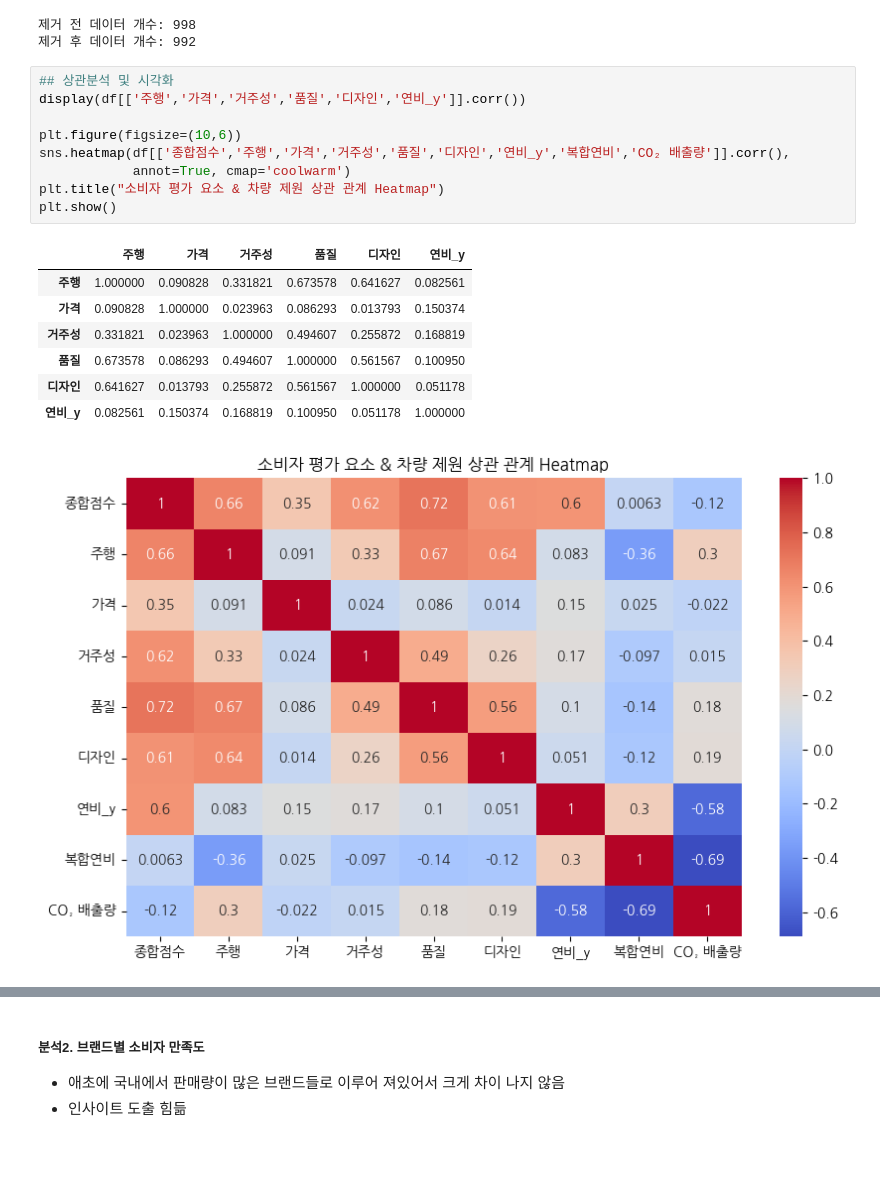
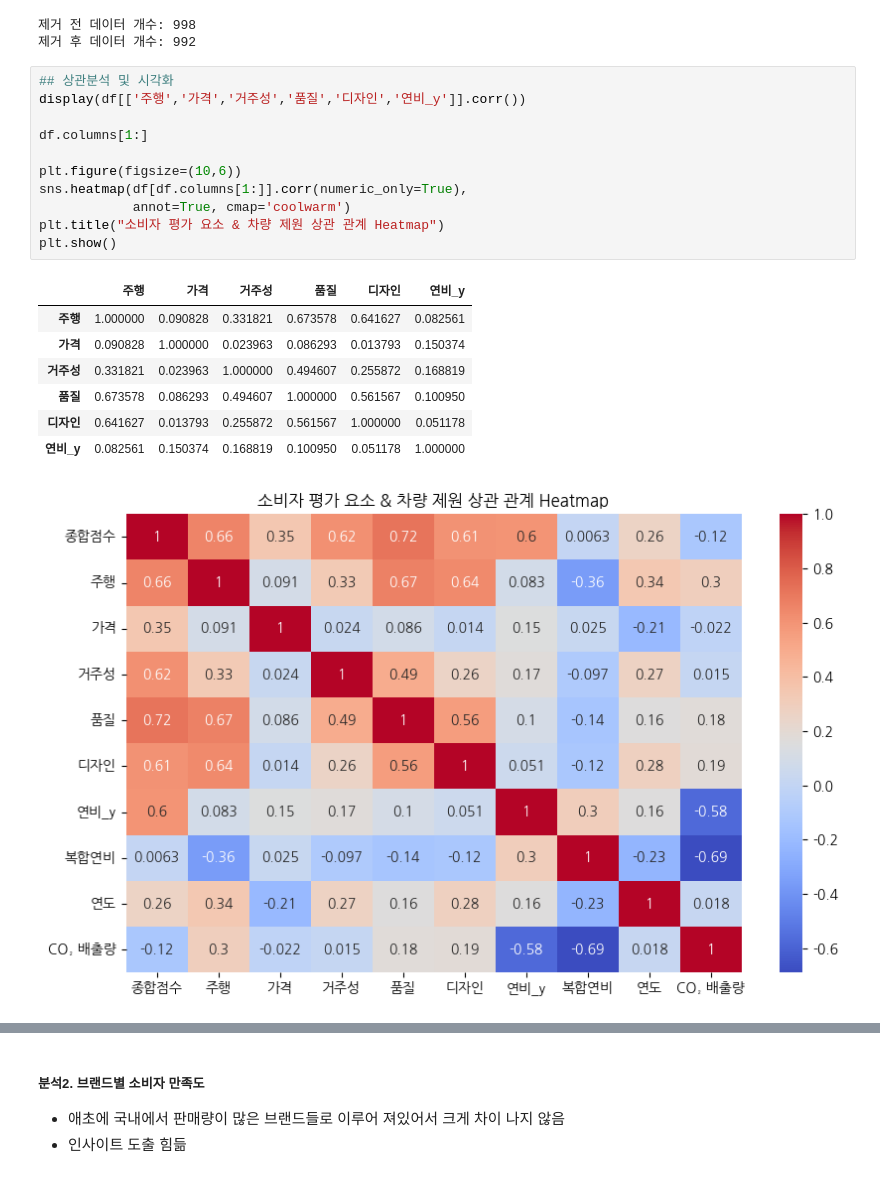
Before and after one commit to HmDol/KDT_SL_10, a Jupyter notebook: Crawling_Project/data_analyze.ipynb, the cells around one changed output, grey strips where cells are left out. Cells and saved outputs as stored; diff of their text form.

```diff
--- a/Crawling_Project/data_analyze.ipynb
+++ b/Crawling_Project/data_analyze.ipynb
@@ -26,21 +26,23 @@ df = df.dropna(subset=['복합연비', '연비_y'])
 # %%
 ## 상관분석 및 시각화
 display(df[['주행','가격','거주성','품질','디자인','연비_y']].corr())
 
+df.columns[1:]
+
 plt.figure(figsize=(10,6))
-sns.heatmap(df[['종합점수','주행','가격','거주성','품질','디자인','연비_y','복합연비','CO₂ 배출량']].corr(),
+sns.heatmap(df[df.columns[1:]].corr(numeric_only=True),
             annot=True, cmap='coolwarm')
 plt.title("소비자 평가 요소 & 차량 제원 상관 관계 Heatmap")
 plt.show()
 # %% [output]
 |  | 주행 | 가격 | 거주성 | 품질 | 디자인 | 연비_y |
 | 주행 | 1.000000 | 0.090828 | 0.331821 | 0.673578 | 0.641627 | 0.082561 |
 | 가격 | 0.090828 | 1.000000 | 0.023963 | 0.086293 | 0.013793 | 0.150374 |
 | 거주성 | 0.331821 | 0.023963 | 1.000000 | 0.494607 | 0.255872 | 0.168819 |
 | 품질 | 0.673578 | 0.086293 | 0.494607 | 1.000000 | 0.561567 | 0.100950 |
 | 디자인 | 0.641627 | 0.013793 | 0.255872 | 0.561567 | 1.000000 | 0.051178 |
 | 연비_y | 0.082561 | 0.150374 | 0.168819 | 0.100950 | 0.051178 | 1.000000 |
-[figure, old version]
+[figure, new version]
 # %% [markdown]
 ##### 분석1. 소비자 평가요소 / 차량 제원의 상관관계
 - 상관관계
```
Also changed, not shown: parts of 2 cells of this notebook, 26 other files.
